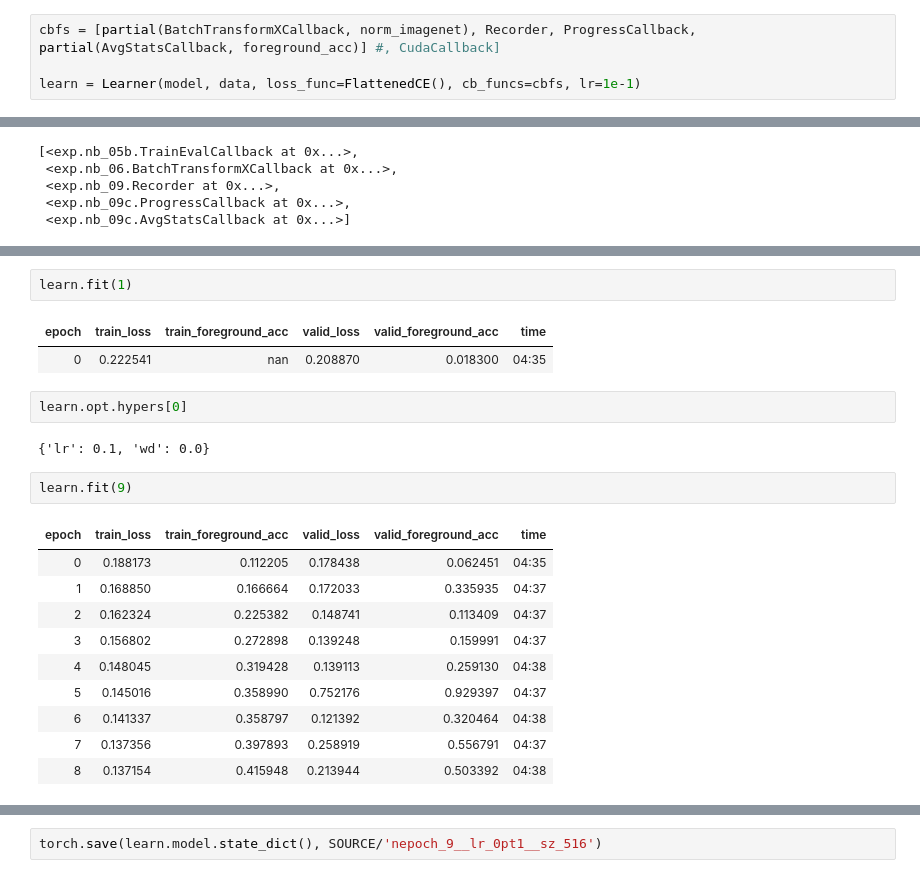
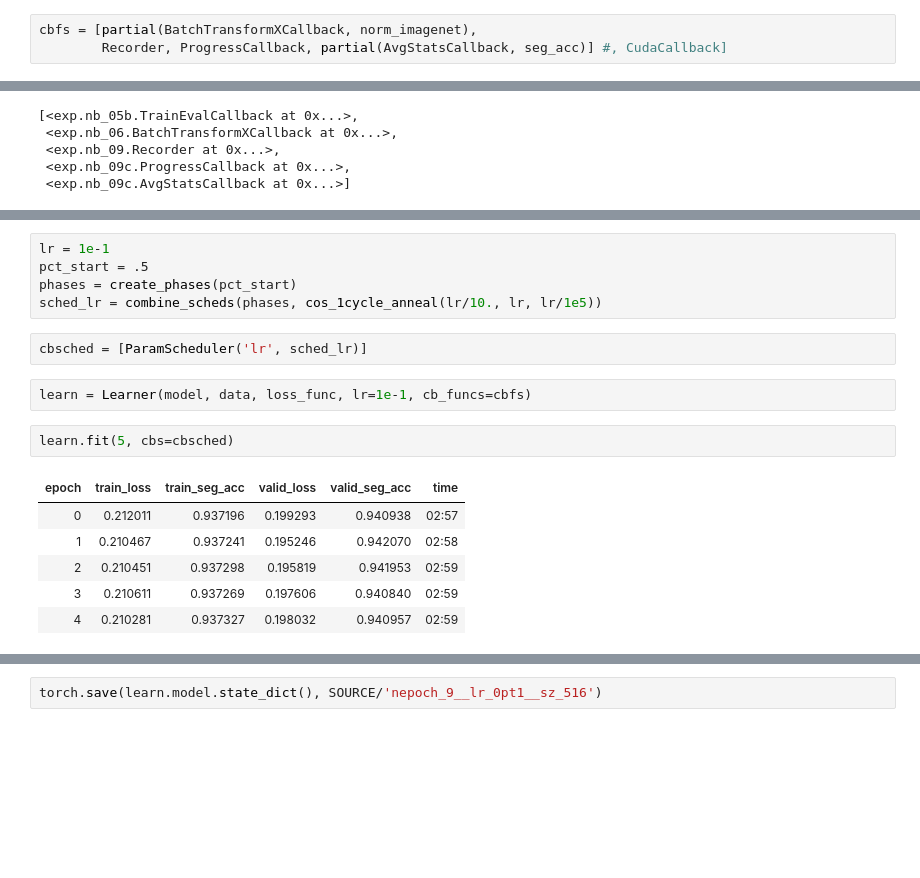
Before and after one commit to qAp/xview2comp, a Jupyter notebook: 02_model.ipynb, the cells around one changed output, grey strips where cells are left out. Saved outputs shown, nothing was run; the diff lists cells and outputs as text; blank space fills up the shorter version.

```diff
--- a/02_model.ipynb
+++ b/02_model.ipynb
@@ -130,6 +153,5 @@ functools.partial(<class 'exp.nb_06.BatchTransformXCallback'>, functools.partial
 # %% [markdown]
 `Learner` and `Callback`s make up what's used for the training and validation of the Unet model on the `DataBunch`.  The various definitions for these are slightly scattered among fastai (part2 2019) notebooks, the final versions are gathered here.
 # %%
-cbfs = [partial(BatchTransformXCallback, norm_imagenet), Recorder, ProgressCallback, partial(AvgStatsCallback, foreground_acc)] #, CudaCallback]
-
-learn = Learner(model, data, loss_func=FlattenedCE(), cb_funcs=cbfs, lr=1e-1)
+cbfs = [partial(BatchTransformXCallback, norm_imagenet),
+        Recorder, ProgressCallback, partial(AvgStatsCallback, seg_acc)] #, CudaCallback]
@@ -154,23 +174,19 @@ learn.opt.hypers[0]['lr'] = .1
+# %%
+lr = 1e-1
+pct_start = .5
+phases = create_phases(pct_start)
+sched_lr = combine_scheds(phases, cos_1cycle_anneal(lr/10., lr, lr/1e5))
+# %%
+cbsched = [ParamScheduler('lr', sched_lr)]
+# %%
+learn = Learner(model, data, loss_func, lr=1e-1, cb_funcs=cbfs)
 # %%
-learn.fit(1)
+learn.fit(5, cbs=cbsched)
 # %% [output]
-| epoch | train_loss | train_foreground_acc | valid_loss | valid_foreground_acc | time |
-| 0 | 0.222541 | nan | 0.208870 | 0.018300 | 04:35 |
+| epoch | train_loss | train_seg_acc | valid_loss | valid_seg_acc | time |
+| 0 | 0.212011 | 0.937196 | 0.199293 | 0.940938 | 02:57 |
+| 1 | 0.210467 | 0.937241 | 0.195246 | 0.942070 | 02:58 |
+| 2 | 0.210451 | 0.937298 | 0.195819 | 0.941953 | 02:59 |
+| 3 | 0.210611 | 0.937269 | 0.197606 | 0.940840 | 02:59 |
+| 4 | 0.210281 | 0.937327 | 0.198032 | 0.940957 | 02:59 |
-# %%
-learn.opt.hypers[0]
-# %% [output]
-{'lr': 0.1, 'wd': 0.0}
-# %%
-learn.fit(9)
-# %% [output]
-| epoch | train_loss | train_foreground_acc | valid_loss | valid_foreground_acc | time |
-| 0 | 0.188173 | 0.112205 | 0.178438 | 0.062451 | 04:35 |
-| 1 | 0.168850 | 0.166664 | 0.172033 | 0.335935 | 04:37 |
-| 2 | 0.162324 | 0.225382 | 0.148741 | 0.113409 | 04:37 |
-| 3 | 0.156802 | 0.272898 | 0.139248 | 0.159991 | 04:37 |
-| 4 | 0.148045 | 0.319428 | 0.139113 | 0.259130 | 04:38 |
-| 5 | 0.145016 | 0.358990 | 0.752176 | 0.929397 | 04:37 |
-| 6 | 0.141337 | 0.358797 | 0.121392 | 0.320464 | 04:38 |
-| 7 | 0.137356 | 0.397893 | 0.258919 | 0.556791 | 04:37 |
-| 8 | 0.137154 | 0.415948 | 0.213944 | 0.503392 | 04:38 |
 # %%
```
Also changed, not shown: parts of 32 cells of this notebook.
